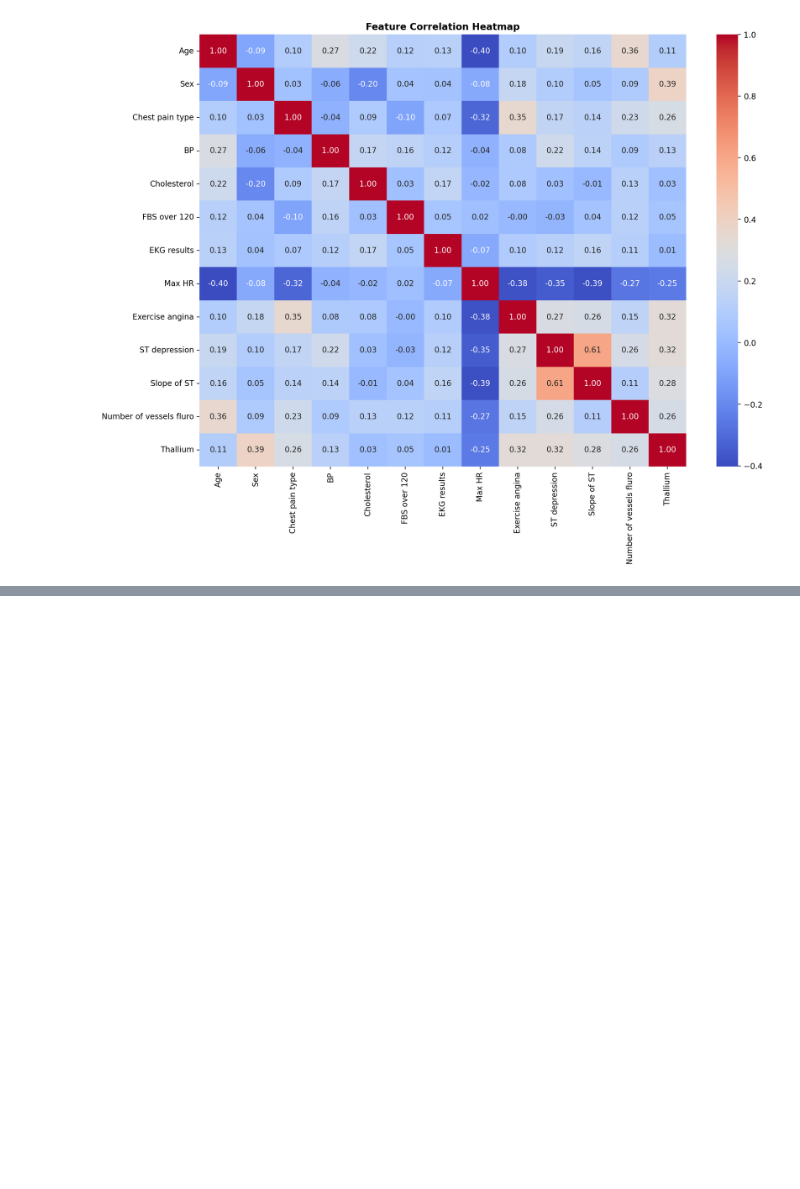
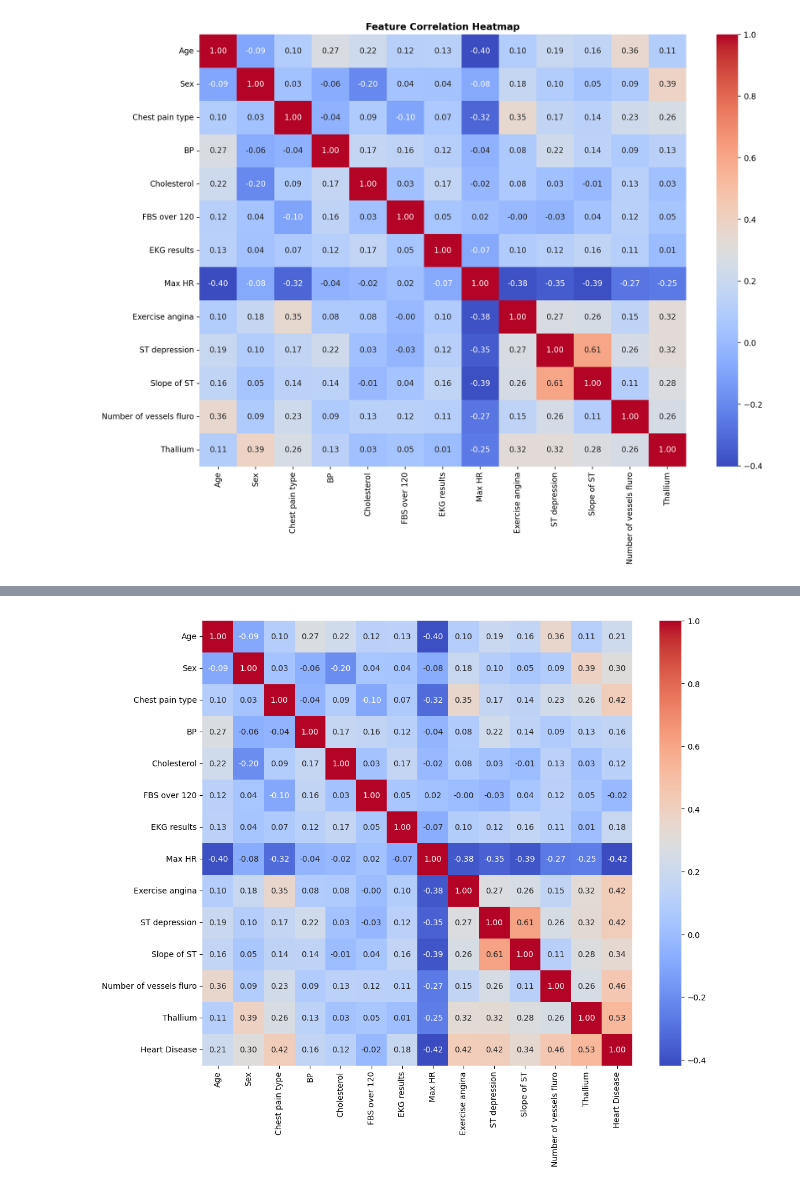
Before and after one commit to Alex421-ai/DPP_Projekt_Herz, a Jupyter notebook: notebooks/01_exploration.ipynb, the cells around one changed output, grey strips where cells are left out. Drawn from its saved outputs; the diff is of its cells as text; code cells hidden in the pictures; blank space fills up the shorter version.

```diff
--- a/notebooks/01_exploration.ipynb
+++ b/notebooks/01_exploration.ipynb
@@ -207,3 +203,5 @@ plt.title('Feature Correlation Heatmap', fontweight= 'bold')
 plt.show()
 # %% [output]
 [figure]
+# %%
+df['Heart Disease'] = [int(i=='Presence') for i in df['Heart Disease']]
@@ -209,0 +224,9 @@ plt.show()
+# %%
+corr = df.corr()
+corr = corr
+plt.figure(figsize=(12,10))
+sns.heatmap(corr, annot=True, fmt=".2f", cmap='coolwarm')
+plt.show()
+corr
+# %% [output]
+[figure, added]
```
Also changed, not shown: parts of 8 cells of this notebook.
